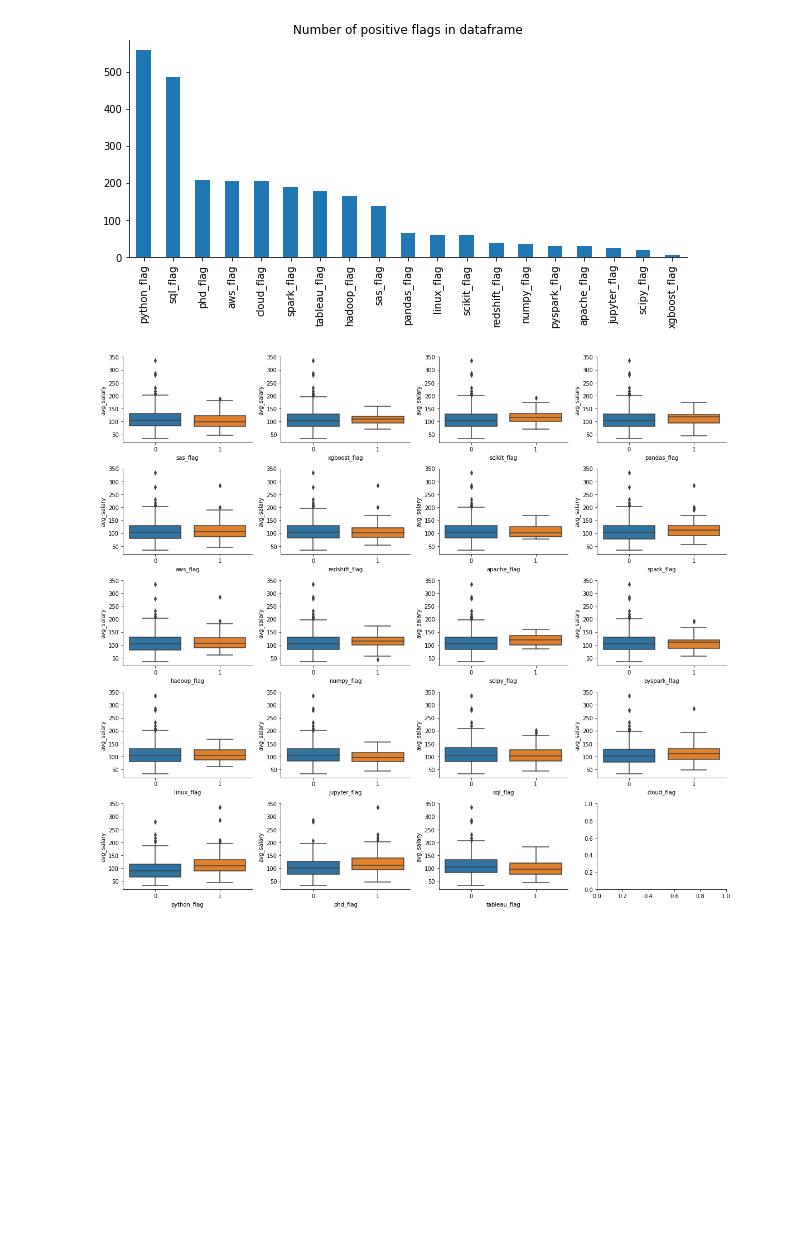
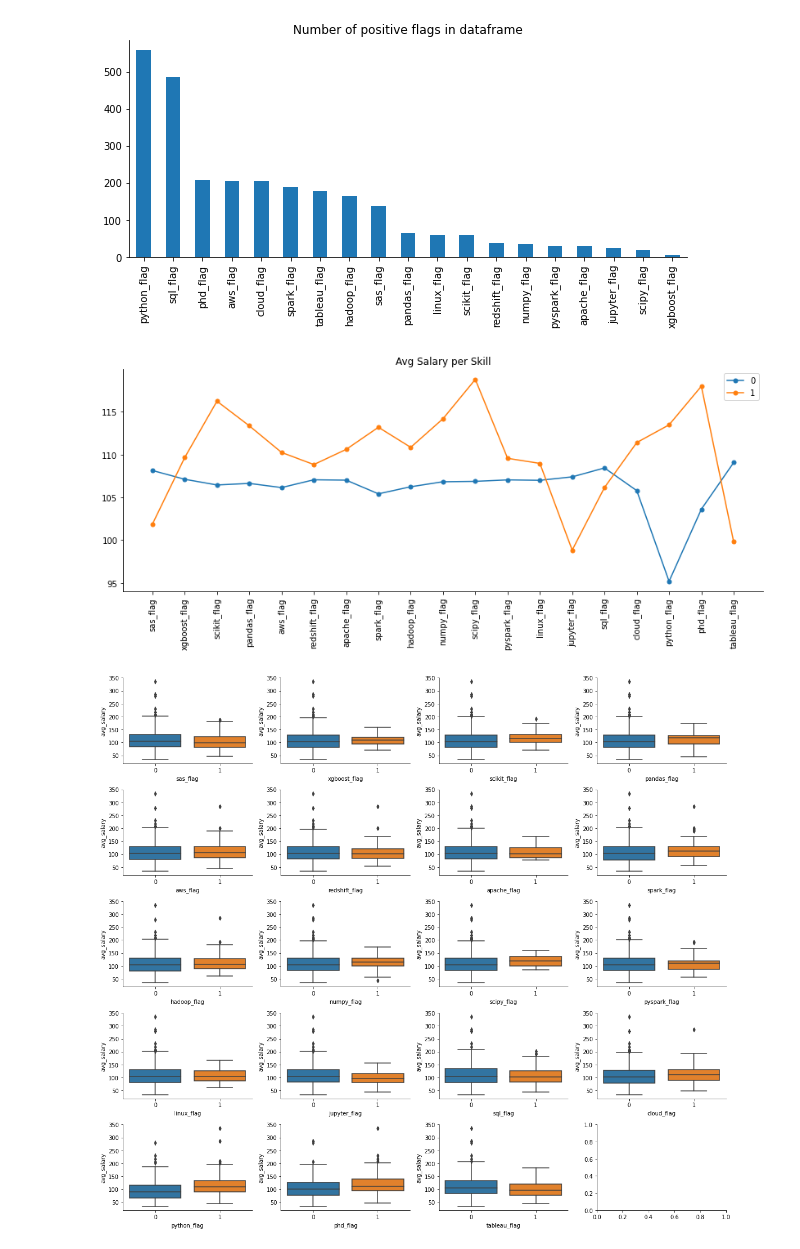
Before and after one commit to miiguelkf/DataScienceSalary, a Jupyter notebook: data_eda.ipynb, the cells around one changed output. Saved outputs shown, nothing was run; the diff lists cells and outputs as text; code cells hidden in the pictures; blank space fills up the shorter version.

Commit message:
exploratory data analysis

```diff
--- a/data_eda.ipynb
+++ b/data_eda.ipynb
@@ -223,6 +223,20 @@ df[columns].sum().sort_values(ascending=False).plot(kind='bar')
 sns.despine()
 # %% [output]
 [figure]
+# %%
+a = []
+b = []
+c= []
+for col in columns:
+    a.append(col)
+    b.append( df.groupby(col).mean()['avg_salary'].values[0] )
+    c.append( df.groupby(col).mean()['avg_salary'].values[1] )
+
+pd.DataFrame({'0':b, '1':c}, index=a).plot(kind='line', rot=90, figsize=(14,5), marker='o', markersize=5, title='Avg Salary per Skill')
+plt.xticks(ticks=np.arange(19), labels=a);
+sns.despine()
+# %% [output]
+[figure, added]
 # %%
 fig, axs = plt.subplots(nrows=5, ncols=4, figsize=(16,14))
 
```
Also changed, not shown: parts of 1 cell of this notebook.
